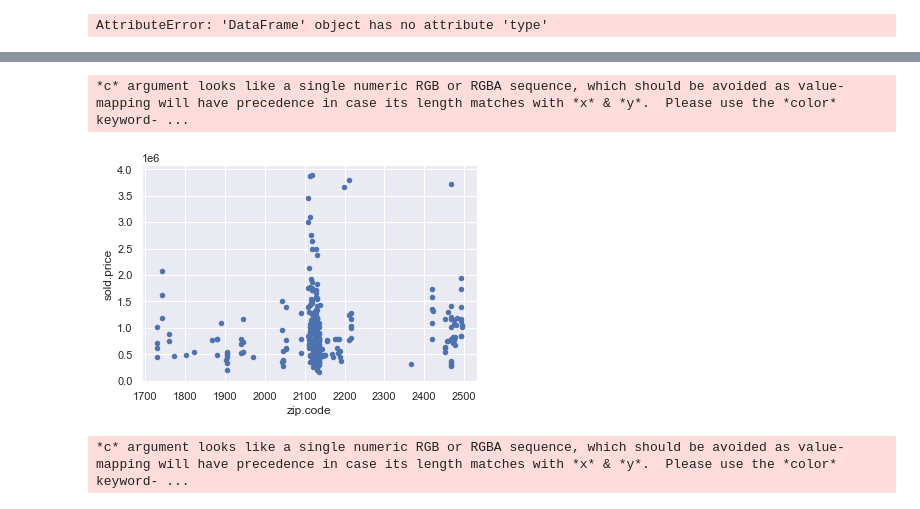
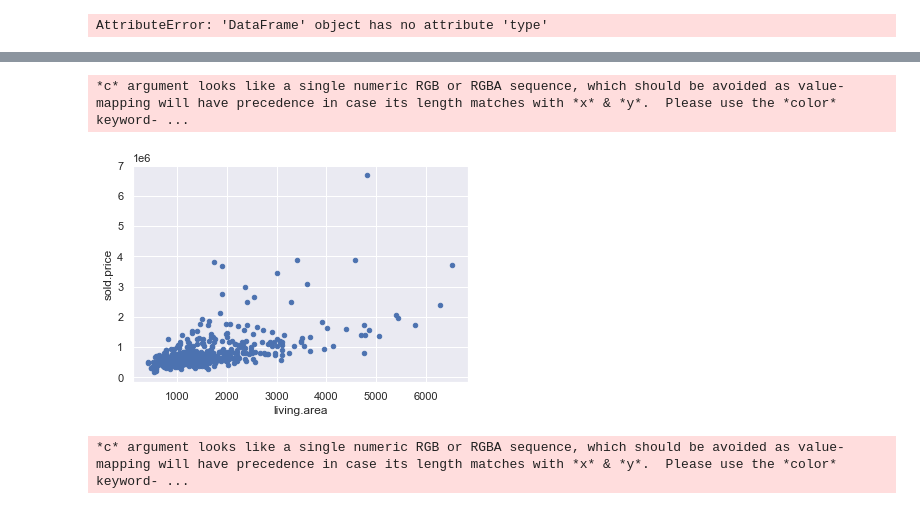
Before and after one commit to HannibalHerforth/techlabs-elective, a Jupyter notebook: Techlabs working station.ipynb, the cells around one changed output, grey strips where cells are left out. Saved outputs shown, nothing was run; the diff lists cells and outputs as text; code cells hidden in the pictures.

```diff
--- a/Techlabs working station.ipynb
+++ b/Techlabs working station.ipynb
@@ -142,7 +167,7 @@ plt.show()
 # %%
-df.plot.scatter(x='zip.code', y='sold.price')
+df.plot.scatter(x='living.area', y='sold.price')
 plt.show()
 # %% [output]
 *c* argument looks like a single numeric RGB or RGBA sequence, which should be avoided as value-mapping will have precedence in case its length matches with *x* & *y*.  Please use the *color* keyword- ...
-[figure, old version]
+[figure, new version]
 # %%
```
Also changed, not shown: parts of 27 cells of this notebook, 4 other files.
